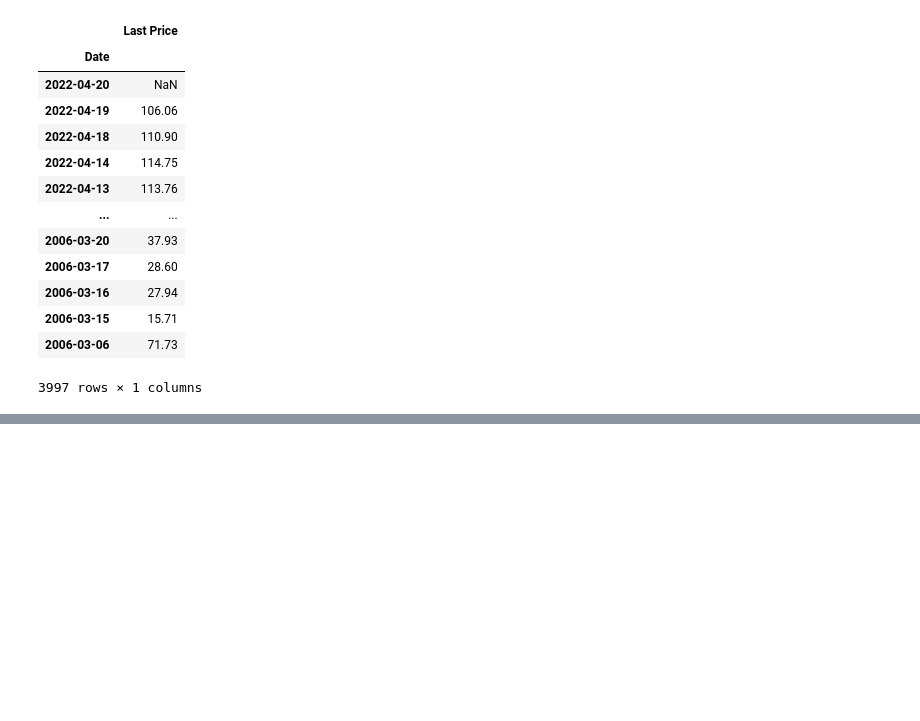
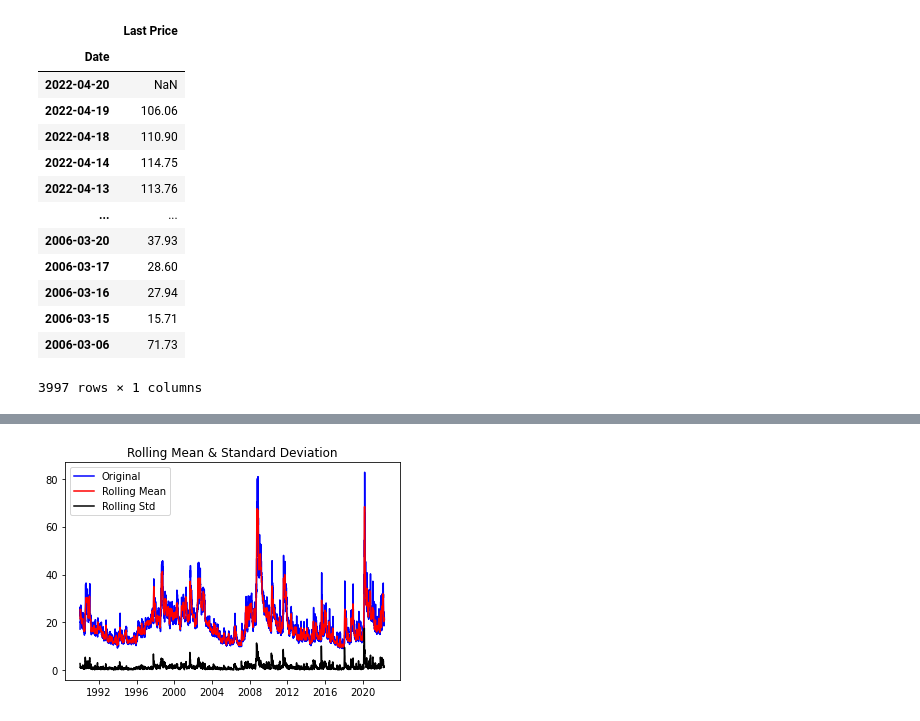
Before and after one commit to w1767/PhD, a Jupyter notebook: ARIMA_LSTM_SVM_RF_CNN_05_july.ipynb, the cells around one changed output, grey strips where cells are left out. Cells and saved outputs as stored; diff of their text form; code cells hidden in the pictures; blank space fills up the shorter version.

```diff
--- a/ARIMA_LSTM_SVM_RF_CNN_05_july.ipynb
+++ b/ARIMA_LSTM_SVM_RF_CNN_05_july.ipynb
@@ -174,0 +219,7 @@ df_Valid
+# %%
+#determine rolling statistics
+#window size 12 denotes 12 months, giving rolling mean at yearly level
+rolmean = df['Last Price'].rolling(window=12).mean()
+rolstd = df['Last Price'].rolling(window=12).std()
+print(rolmean, rolstd
+      )
@@ -174,0 +244,10 @@ df_Valid
+# %%
+#plot rolling statistics
+orig = plt.plot(df, color='blue', label='Original')
+mean = plt.plot(rolmean, color='red', label='Rolling Mean')
+std = plt.plot(rolstd, color='black', label='Rolling Std')
+plt.legend(loc='best')
+plt.title('Rolling Mean & Standard Deviation')
+plt.show (block=False)
+# %% [output]
+[figure, added]
```
Also changed, not shown: parts of 7 cells of this notebook.
